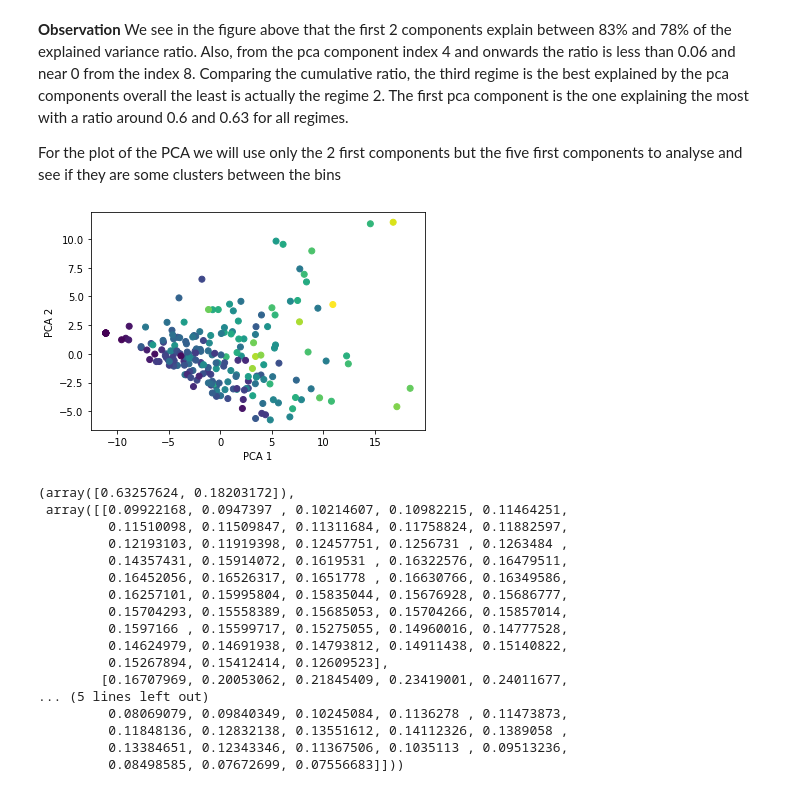
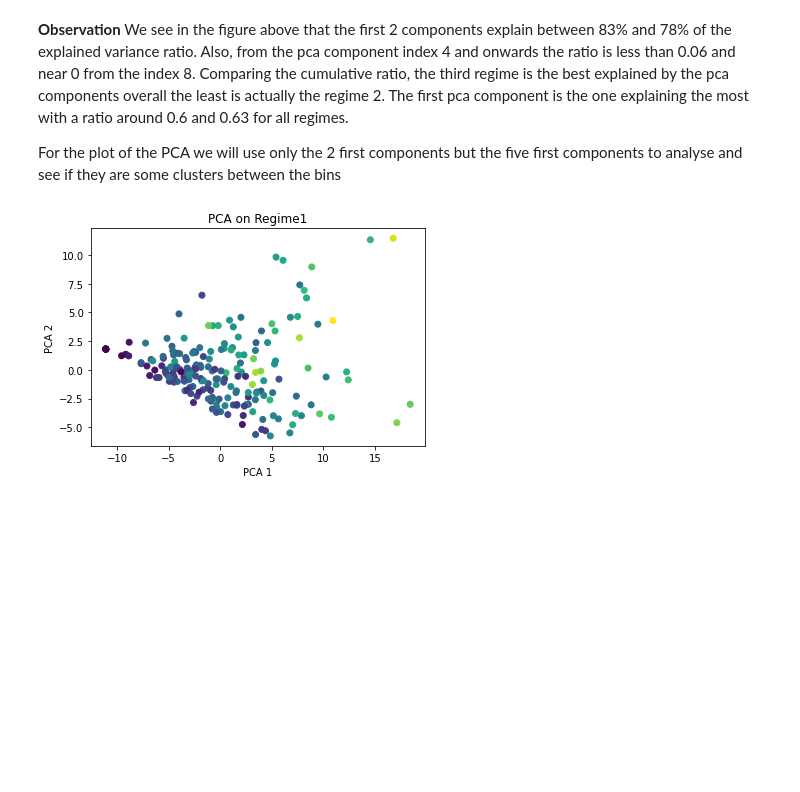
Before and after one commit to amirmahmoudi1967/Drosophila-Genetic-Analysis, a Jupyter notebook: Main.ipynb, the cells around one changed output. Saved outputs shown, nothing was run; the diff lists cells and outputs as text; code cells hidden in the pictures; blank space fills up the shorter version.

```diff
--- a/Main.ipynb
+++ b/Main.ipynb
@@ -200,7 +198,10 @@ We will first apply a PCA on the df_genotype to observe if have clusters between
 from sklearn.decomposition import PCA
 from sklearn.preprocessing import StandardScaler
 # %%
-def PCA_plot(df,n_components):
+def PCA_plot(df,n_components,R):
+    """
+    Plot the PCA of the dataframe given
+    """
     df_scaled=StandardScaler().fit_transform(df)
     pca=PCA(n_components=n_components)
     pca.fit(df_scaled)
@@ -209,6 +210,7 @@ def PCA_plot(df,n_components):
     pca_comp=abs(pca.components_)
     if n_components==2:
         plt.scatter(df_pca[:,0],df_pca[:,1],c=df[df.columns[-1]])
+        plt.title('PCA on Regime'+str(R))
         plt.xlabel('PCA 1')
         plt.ylabel('PCA 2')
         plt.show()
@@ -242,24 +244,7 @@ We see in the figure above that the first 2 components explain between 83% and 7
 
 For the plot of the PCA we will use only the 2 first components but the five first components to analyse and see if they are some clusters between the bins
 # %%
-PCA_plot(df_R1.loc[:,df_R1.columns!='genotype'],2)
+_,_=PCA_plot(df_R1.loc[:,df_R1.columns!='genotype'],2,1)
 # %% [output]
-[figure, old version]
+[figure, new version]
-(array([0.63257624, 0.18203172]),
- array([[0.09922168, 0.0947397 , 0.10214607, 0.10982215, 0.11464251,
-         0.11510098, 0.11509847, 0.11311684, 0.11758824, 0.11882597,
-         0.12193103, 0.11919398, 0.12457751, 0.1256731 , 0.1263484 ,
-         0.14357431, 0.15914072, 0.1619531 , 0.16322576, 0.16479511,
-         0.16452056, 0.16526317, 0.1651778 , 0.16630766, 0.16349586,
-         0.16257101, 0.15995804, 0.15835044, 0.15676928, 0.15686777,
-         0.15704293, 0.15558389, 0.15685053, 0.15704266, 0.15857014,
-         0.1597166 , 0.15599717, 0.15275055, 0.14960016, 0.14777528,
-         0.14624979, 0.14691938, 0.14793812, 0.14911438, 0.15140822,
-         0.15267894, 0.15412414, 0.12609523],
-        [0.16707969, 0.20053062, 0.21845409, 0.23419001, 0.24011677,
-... (5 lines left out)
-         0.08069079, 0.09840349, 0.10245084, 0.1136278 , 0.11473873,
-         0.11848136, 0.12832138, 0.13551612, 0.14112326, 0.1389058 ,
-         0.13384651, 0.12343346, 0.11367506, 0.1035113 , 0.09513236,
-         0.08498585, 0.07672699, 0.07556683]]))
 # %%
```
Also changed, not shown: parts of 14 cells of this notebook, 1 other file.
